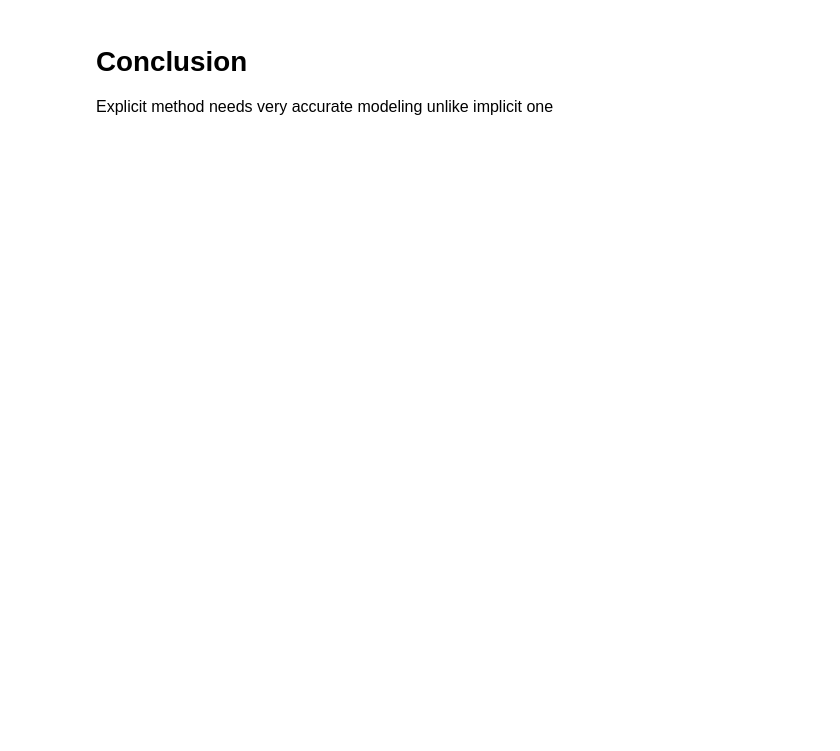
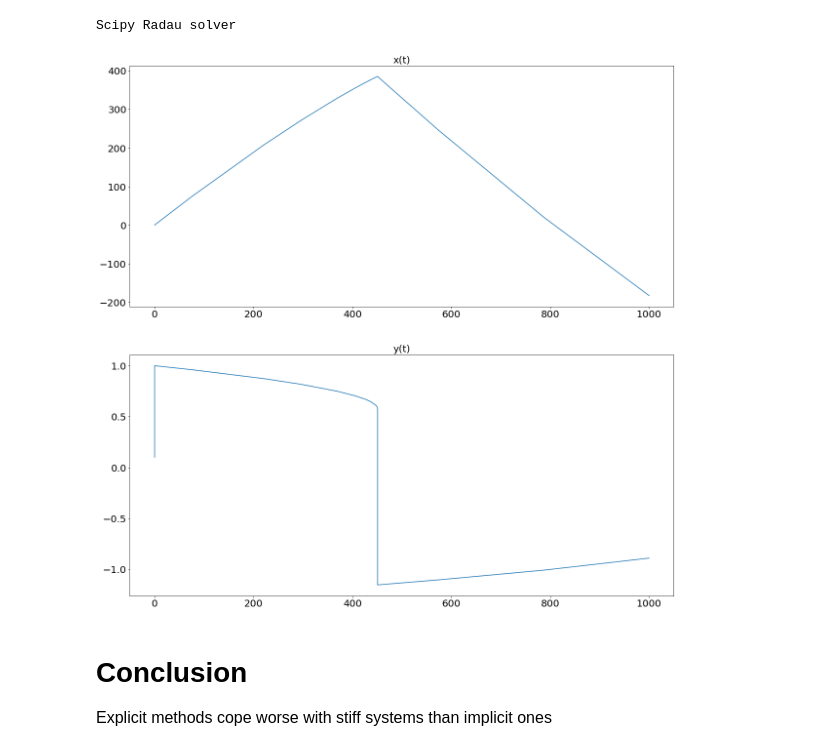
Before and after one commit to vadimpy/vadimpy_mipt, a Jupyter notebook: numcalc/lab5.ipynb, the cells around one changed output. Saved outputs shown, nothing was run; the diff lists cells and outputs as text; code cells hidden in the pictures; blank space fills up the shorter version.

```diff
--- a/numcalc/lab5.ipynb
+++ b/numcalc/lab5.ipynb
@@ -85,10 +92,10 @@ Runge-Kutta 2nd order implicit
 # %%
 def euler_method():
 
-    F = np.zeros((Tk, 2))
+    F = np.zeros((n, 2))
     F[0] = np.array([x0, y0])
 
-    for i in range(1, Tk):
+    for i in tqdm(range(1, n)):
         x = F[i-1][0]
         y = F[i-1][1]
         dF_v = f(x, y)
@@ -107,3 +114,33 @@ Euler 1st order explicit
+# %%
+from scipy.integrate import Radau
+
+def foo(t, state):
+    return f(state[0], state[1])
+
+class RadauSolver:
+
+    def __init__(self, f, t0, y0, Tk):
+        self.solver = Radau(f, 0, y0, Tk)
+
+    def solve(self):
+        state = np.array([0, self.solver.y[0], self.solver.y[1]])
+        solution = []
+        solution.append(np.copy(state))
+        with tqdm(total=Tk) as pbar:
+            while self.solver.status != "finished":
+                self.solver.step()
+                pbar.update(self.solver.t - solution[-1][0])
+                solution.append(np.array([self.solver.t, self.solver.y[0], self.solver.y[1]]))
+            return np.array(solution)
+# %%
+solver = RadauSolver(foo, 0, np.array([x0, y0]), Tk)
+solution = solver.solve()
+# %%
+print("Scipy Radau solver")
+show_solution(solution, generate_t=False)
+# %% [output]
+Scipy Radau solver
+[figure, added]
 # %% [markdown]
 <h1>Conclusion</h1>
-<p style="font-size: 12pt">Explicit method needs very accurate modeling unlike implicit one</p>
+<p style="font-size: 12pt">Explicit methods cope worse with stiff systems than implicit ones</p>
```
Also changed, not shown: parts of 8 cells of this notebook.
